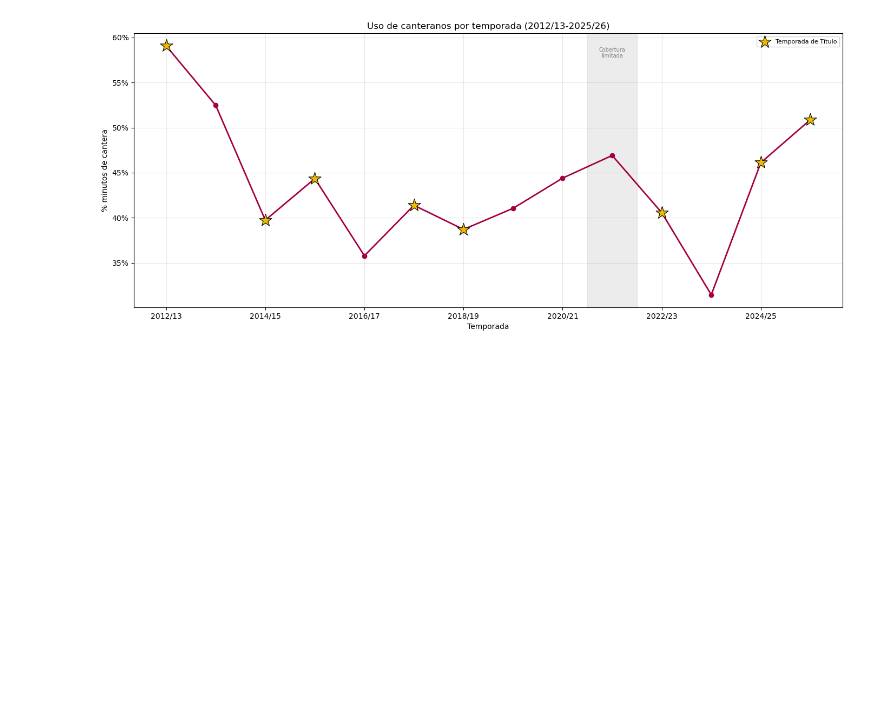
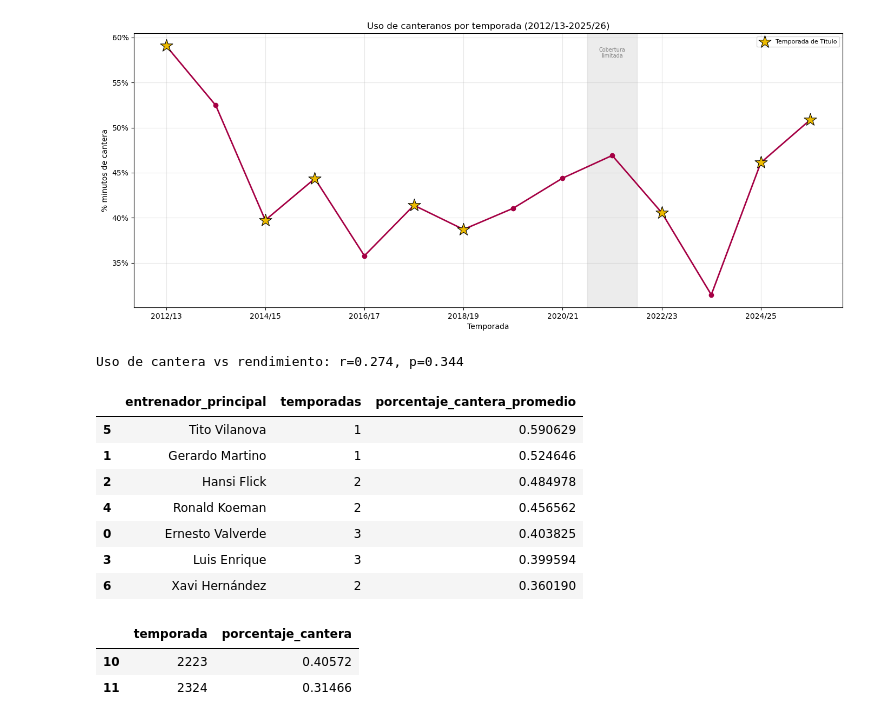
Before and after one commit to albertone448/always-barca, a Jupyter notebook: notebooks/03_analisis_cantera.ipynb, the cells around one changed output. Saved outputs shown, nothing was run; the diff lists cells and outputs as text; code cells hidden in the pictures; blank space fills up the shorter version.

```diff
--- a/notebooks/03_analisis_cantera.ipynb
+++ b/notebooks/03_analisis_cantera.ipynb
@@ -356,3 +361,30 @@ fig.savefig('../reports/figures/uso_cantera_temporada.png', dpi=150, bbox_inches
 plt.show()
 # %% [output]
 [figure]
+# %%
+correlacion_cantera, p_cantera = pearsonr(uso_cantera['porcentaje_cantera'], uso_cantera['rendimiento_relativo'])
+print(f'Uso de cantera vs rendimiento: r={correlacion_cantera:.3f}, p={p_cantera:.3f}')
+# %% [output]
+Uso de cantera vs rendimiento: r=0.274, p=0.344
+# %%
+cantera_entrenador = uso_cantera.groupby('entrenador_principal').agg(
+    temporadas=('temporada', 'count'),
+    porcentaje_cantera_promedio=('porcentaje_cantera', 'mean')
+).reset_index().sort_values('porcentaje_cantera_promedio', ascending=False)
+
+cantera_entrenador
+# %% [output]
+|  | entrenador_principal | temporadas | porcentaje_cantera_promedio |
+| 5 | Tito Vilanova | 1 | 0.590629 |
+| 1 | Gerardo Martino | 1 | 0.524646 |
+| 2 | Hansi Flick | 2 | 0.484978 |
+| 4 | Ronald Koeman | 2 | 0.456562 |
+| 0 | Ernesto Valverde | 3 | 0.403825 |
+| 3 | Luis Enrique | 3 | 0.399594 |
+| 6 | Xavi Hernández | 2 | 0.360190 |
+# %%
+uso_cantera[uso_cantera['entrenador_principal'] == 'Xavi Hernández'][['temporada', 'porcentaje_cantera']]
+# %% [output]
+|  | temporada | porcentaje_cantera |
+| 10 | 2223 | 0.40572 |
+| 11 | 2324 | 0.31466 |
```
Also changed, not shown: parts of 11 cells of this notebook, 4 other files.
